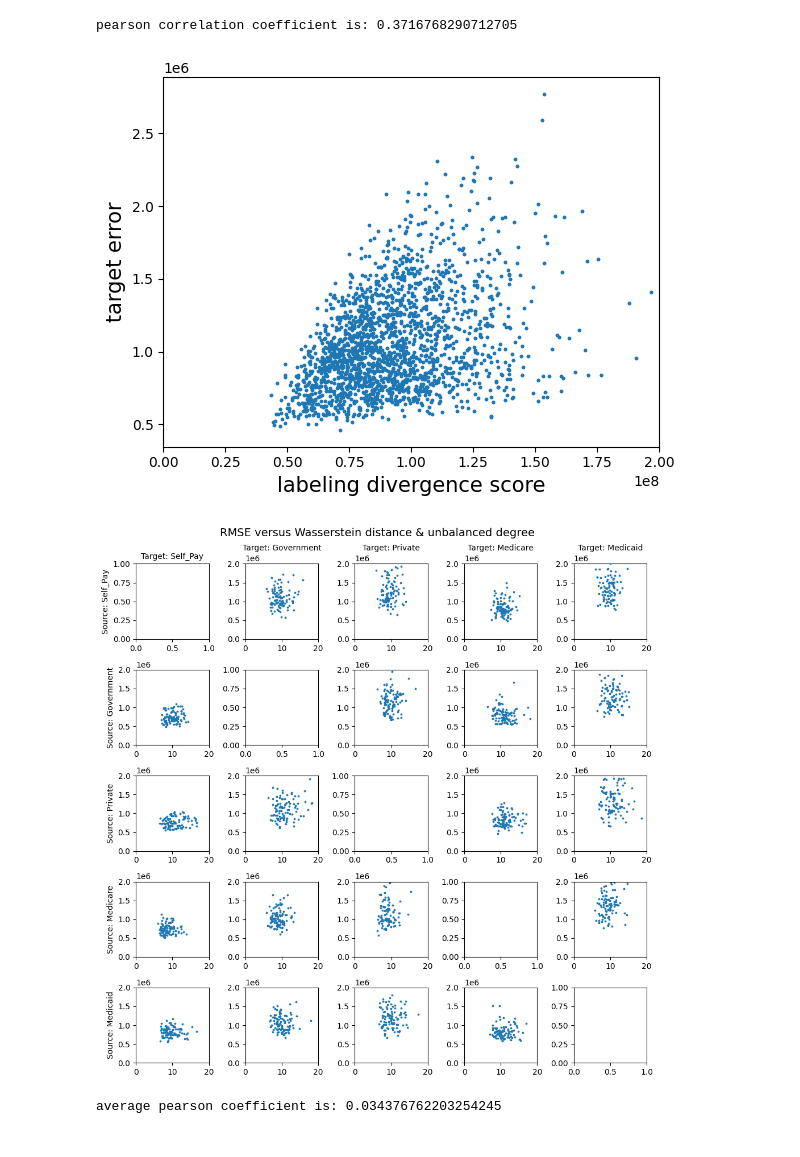
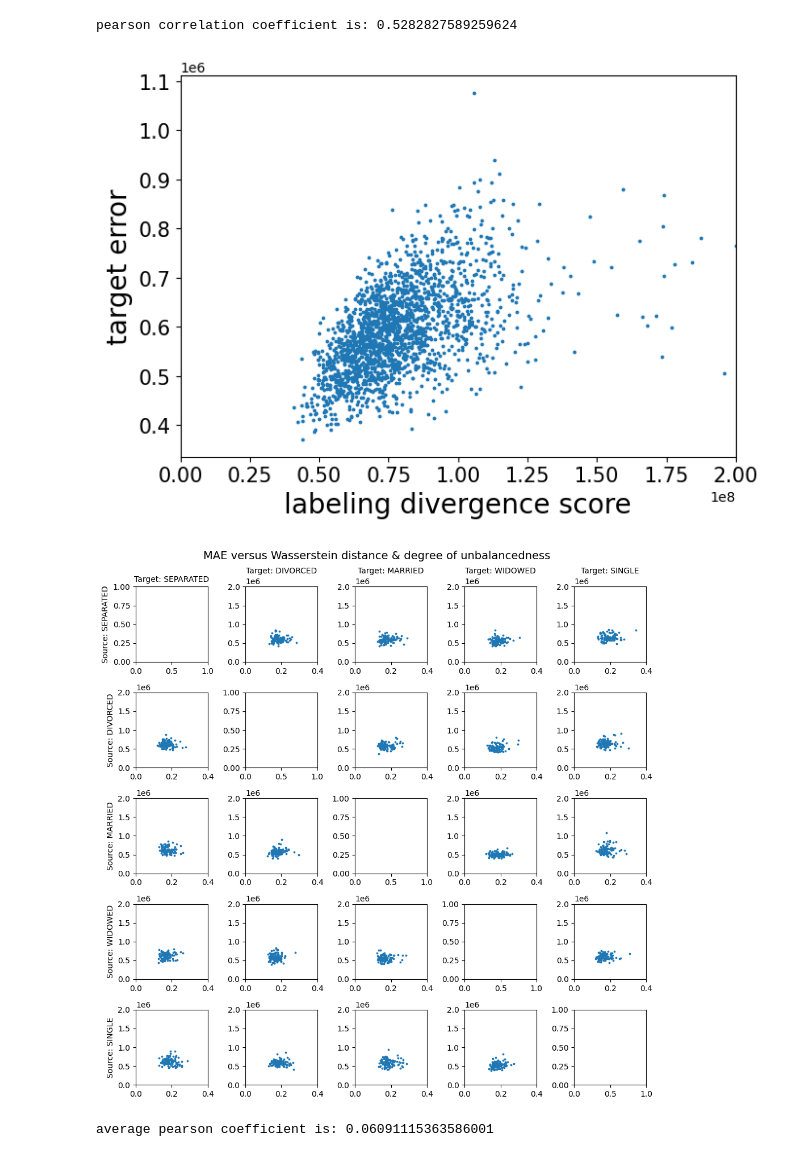
Before and after one commit to causalpathlab/EHR-OT, a Jupyter notebook: mimic_exp/admission/mimic_exp4_bound.ipynb, the cells around one changed output. Cells and saved outputs as stored; diff of their text form; code cells hidden in the pictures.

```diff
--- a/mimic_exp/admission/mimic_exp4_bound.ipynb
+++ b/mimic_exp/admission/mimic_exp4_bound.ipynb
@@ -31,7 +31,7 @@ def read_ind_plot(group_name, group_1, group_2, eval_metric, ax, xaxis):
     elif xaxis == 'w_term':
         x_feature = np.multiply(score_df['max_h'], (score_df['wa_dist'] + np.multiply(score_df['diameter'], score_df['coupling_diff'])))
         ax.scatter(x_feature, y_feature, s=3)
-        ax.set_xlim(0, 20)
+        ax.set_xlim(0, 0.4)
     return pearsonr(x_feature, y_feature)
 # %%
 # Combine score into one plot
@@ -43,6 +43,7 @@ def read_entire_plot(group_name, groups, xaxis, eval_metric):
     """
     x_features = []
     y_features = []
+    plt.figure(figsize=(7, 5))
     for group_1 in groups:
         for group_2 in groups:
             if group_1 == group_2:
@@ -61,26 +62,29 @@ def read_entire_plot(group_name, groups, xaxis, eval_metric):
             y_features.extend(y_feature)
     if xaxis == 'label_div_score':
         plt.xlim(0, 2*1e8)
-        plt.xlabel("labeling divergence score", fontsize=15)
+        plt.xlabel("labeling divergence score", fontsize=20)
     elif xaxis == 'w_term':
-        plt.xlim(0, 20)
-        plt.xlabel("Wasserstein distance and degree of unbalancedness", fontsize=15)
+        plt.xlim(0, 0.4)
+        plt.xlabel("Wasserstein distance & \n degree of unbalancedness", fontsize=20)
+    plt.xticks(fontsize=15)
+    plt.yticks(fontsize=15)
 
     plt.scatter(x_features, y_features, s=3)
     fig_path = os.path.join(mimic_output_dir, f"exp4_{group_name}_{xaxis}_entire_bound.pdf")
-    plt.ylabel("target error", fontsize=15)
-    plt.savefig(fig_path)
+    plt.ylabel("target error", fontsize=20)
+    plt.tight_layout()
+    plt.savefig(fig_path, bbox_inches='tight')
     corr, _ = pearsonr(x_features, y_features)
 
     return corr
 # %%
-group_name = 'insurance'
-groups = ['Self_Pay', 'Government', 'Private',  'Medicare', 'Medicaid']
+# group_name = 'insurance'
+# groups = ['Self_Pay', 'Government', 'Private',  'Medicare', 'Medicaid']
 
-# group_name = 'marital_status'
-# groups = ['SEPARATED', 'DIVORCED', 'MARRIED','WIDOWED', 'SINGLE']
+group_name = 'marital_status'
+groups = ['SEPARATED', 'DIVORCED', 'MARRIED','WIDOWED', 'SINGLE']
 
-eval_metric = 'RMSE'
+eval_metric = 'MAE'
 fig, axs = plt.subplots(len(groups), len(groups))
 fig.set_figwidth(10)
 fig.set_figheight(10)
@@ -112,35 +116,35 @@ average pearson coefficient is: 0.49257296249005716
 corr = read_entire_plot(group_name, groups, xaxis, eval_metric)
 print("pearson correlation coefficient is:", corr)
 # %% [output]
-pearson correlation coefficient is: 0.3716768290712705
+pearson correlation coefficient is: 0.5282827589259624
-[figure, old version]
+[figure, new version]
 # %%
 fig, axs = plt.subplots(len(groups), len(groups))
 fig.set_figwidth(10)
 fig.set_figheight(10)
 xaxis = "w_term"
 avg_corr = 0
 
 for i, group_1 in enumerate(groups):
     for j, group_2 in enumerate(groups):
         if j == 0:
             axs[i, j].set_ylabel(f'Source: {group_1}', fontsize=10)
         if i == 0:
             axs[i, j].set_title(f'Target: {group_2}', fontsize=10)
         if group_1 == group_2:
             continue
 
         corr, _ = read_ind_plot(group_name, group_1, group_2, eval_metric, axs[i, j], xaxis)
         avg_corr += corr
-fig.suptitle(f"{eval_metric} versus Wasserstein distance & unbalanced degree", fontsize=14)
+fig.suptitle(f"{eval_metric} versus Wasserstein distance & degree of unbalancedness", fontsize=14)
 plt.tight_layout()
 fig_path = os.path.join(mimic_output_dir, f"exp4_{group_name}_{xaxis}_bound.pdf")
 plt.savefig(fig_path)
 plt.show()
 print("average pearson coefficient is:", avg_corr/(len(groups)*(len(groups)-1)))
 # %% [output]
-[figure, old version]
+[figure, new version]
-average pearson coefficient is: 0.034376762203254245
+average pearson coefficient is: 0.06091115363586001
 # %%
 corr = read_entire_plot(group_name, groups, xaxis, eval_metric)
 print("pearson correlation coefficient is:", corr)
```
Also changed, not shown: parts of 3 cells of this notebook, 54 other files.
